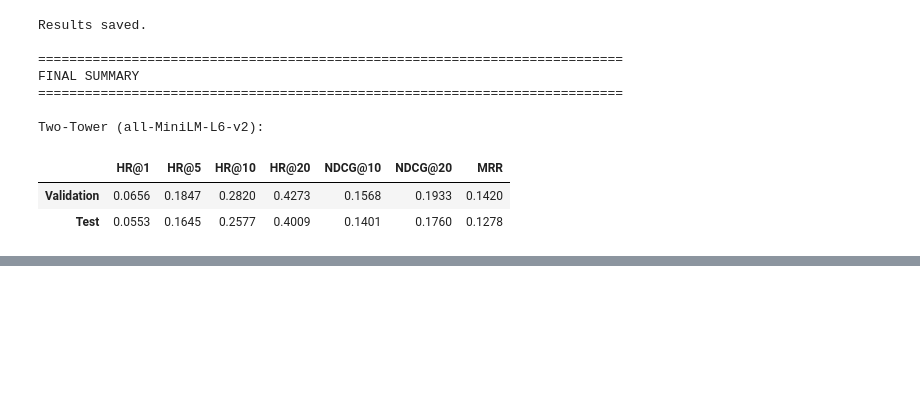
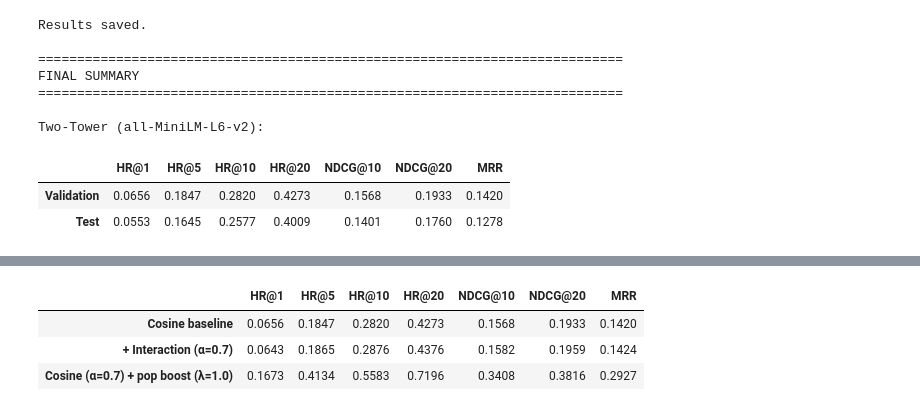
Before and after one commit to sauerpatchkid/256_hotelrecommender, a Jupyter notebook: LLM/256_two_tower.ipynb, the cells around one changed output, grey strips where cells are left out. Drawn from its saved outputs; the diff is of its cells as text; code cells hidden in the pictures; blank space fills up the shorter version.

```diff
--- a/LLM/256_two_tower.ipynb
+++ b/LLM/256_two_tower.ipynb
@@ -553,0 +885,94 @@ Two-Tower (all-MiniLM-L6-v2):
+# %%
+# ── Step 16 — Full Evaluation with Popularity Boost ─────────────────────────
+
+def evaluate_boosted(
+    user_embs, item_embs,
+    pos_items, neg_matrix,
+    item_boost,          # (N_ITEMS,) additive score per item
+    lam,                 # coefficient for item_boost
+    K_list=(1, 5, 10, 20),
+    batch_size=10_000,
+    neg_chunk=20,
+):
+    n_users, n_neg = neg_matrix.shape
+    all_ranks = np.empty(n_users, dtype=np.int32)
+    t0 = time.time()
+
+    for start in range(0, n_users, batch_size):
+        end    = min(start + batch_size, n_users)
+        u_vecs = user_embs[start:end]                       # (B, D)
+        p_vecs = item_embs[pos_items[start:end]]            # (B, D)
+
+        pos_sc = (u_vecs * p_vecs).sum(axis=1) \
+                 + lam * item_boost[pos_items[start:end]]   # (B,)
+
+        rank_c = np.zeros(end - start, dtype=np.int32)
+        for nc in range(0, n_neg, neg_chunk):
+            nids   = neg_matrix[start:end, nc:nc+neg_chunk]         # (B, chunk)
+            neg_sc = np.einsum("bd,bnd->bn", u_vecs, item_embs[nids]) \
+                     + lam * item_boost[nids]                        # (B, chunk)
+            rank_c += (neg_sc > pos_sc[:, None]).sum(axis=1)
+
+        all_ranks[start:end] = 1 + rank_c
+        print(f"  {end:>10,} / {n_users:,}  |  {time.time()-t0:.0f}s", end="\r")
+
+    print()
+    metrics = {}
+    for K in K_list:
+        metrics[f"HR@{K}"]   = round(float((all_ranks <= K).mean()), 4)
+        metrics[f"NDCG@{K}"] = round(float(
+            np.where(all_ranks <= K, 1.0 / np.log2(all_ranks + 1), 0.0).mean()
+        ), 4)
+    metrics["MRR"] = round(float((1.0 / all_ranks).mean()), 4)
+    return metrics, all_ranks
+
+
+# Combined boost: λ_pop * log_pop_norm + λ_rat * rating_norm
+item_boost = (best_lam_pop * log_pop_norm + best_lam_rat * rating_norm).astype(np.float32)
+
+try:
+    u_eval = user_combined
+    label  = f"Cosine (α=0.7) + pop boost (λ={best_lam_pop})"
+except NameError:
+    u_eval = user_embeddings
+    label  = f"Cosine + pop boost (λ={best_lam_pop})"
+
+print(f"Evaluating: {label}")
+print("\nValidation set...")
+val_metrics_boost, val_ranks_boost = evaluate_boosted(
+    u_eval, item_embeddings, valid_pos, neg_matrix,
+    item_boost=item_boost, lam=1.0)   # lam=1.0 because boost already scaled
+
+print("\nTest set...")
+test_metrics_boost, test_ranks_boost = evaluate_boosted(
+    u_eval, item_embeddings, test_pos, neg_matrix,
+    item_boost=item_boost, lam=1.0)
+
+# ── Comparison table ──────────────────────────────────────────
+col_order = ["HR@1", "HR@5", "HR@10", "HR@20", "NDCG@10", "NDCG@20", "MRR"]
+
+print("\n" + "=" * 80)
+print("VALIDATION — Full Comparison")
+print("=" * 80)
+rows = {
+    "Cosine baseline"          : val_metrics,
+    f"+ Interaction (α=0.7)"   : val_metrics_comb if "val_metrics_comb" in dir() else val_metrics,
+    label                      : val_metrics_boost,
+}
+cmp_val = pd.DataFrame(rows).T[col_order]
+display(cmp_val)
+
+print("\n" + "=" * 80)
+print("TEST — Full Comparison")
+print("=" * 80)
+rows_t = {
+    "Cosine baseline"        : test_metrics,
+    f"+ Interaction (α=0.7)" : test_metrics_comb if "test_metrics_comb" in dir() else test_metrics,
+    label                    : test_metrics_boost,
+}
+cmp_test = pd.DataFrame(rows_t).T[col_order]
+display(cmp_test)
+
+print(f"\nMedian rank: {np.median(val_ranks):.0f} → {np.median(val_ranks_boost):.0f}")
+print(f"Mean rank  : {np.mean(val_ranks):.2f} → {np.mean(val_ranks_boost):.2f}")
+# %% [output]
@@ -553,0 +990,4 @@ Two-Tower (all-MiniLM-L6-v2):
+|  | HR@1 | HR@5 | HR@10 | HR@20 | NDCG@10 | NDCG@20 | MRR |
+| Cosine baseline | 0.0656 | 0.1847 | 0.2820 | 0.4273 | 0.1568 | 0.1933 | 0.1420 |
+| + Interaction (α=0.7) | 0.0643 | 0.1865 | 0.2876 | 0.4376 | 0.1582 | 0.1959 | 0.1424 |
+| Cosine (α=0.7) + pop boost (λ=1.0) | 0.1673 | 0.4134 | 0.5583 | 0.7196 | 0.3408 | 0.3816 | 0.2927 |
```
Also changed, not shown: parts of 16 cells of this notebook, 1 other file.
